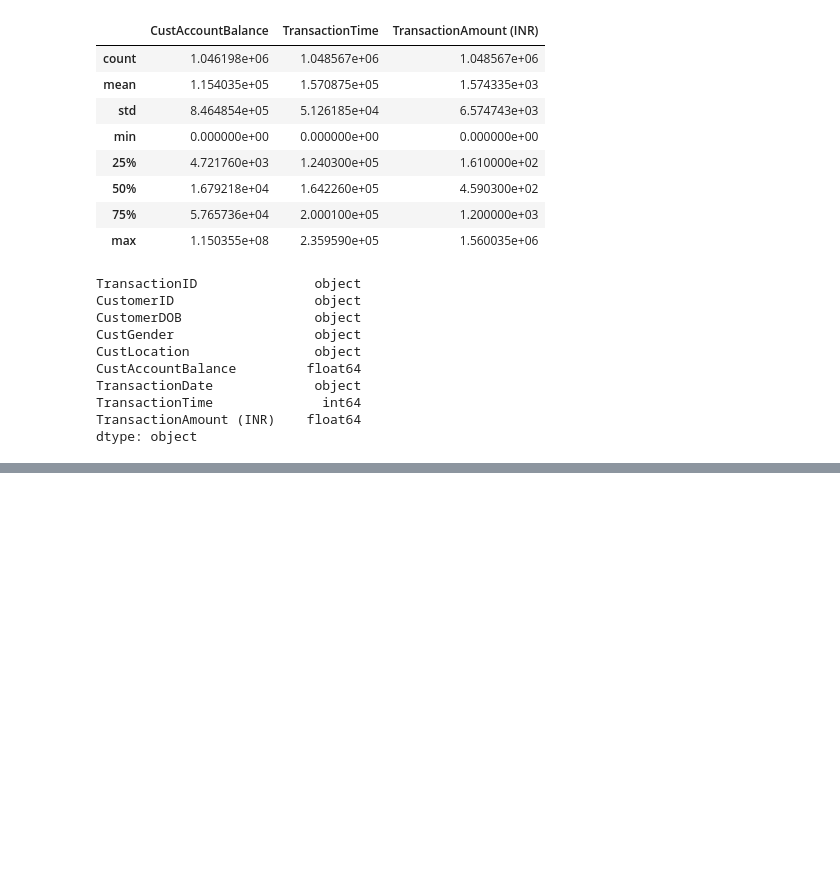
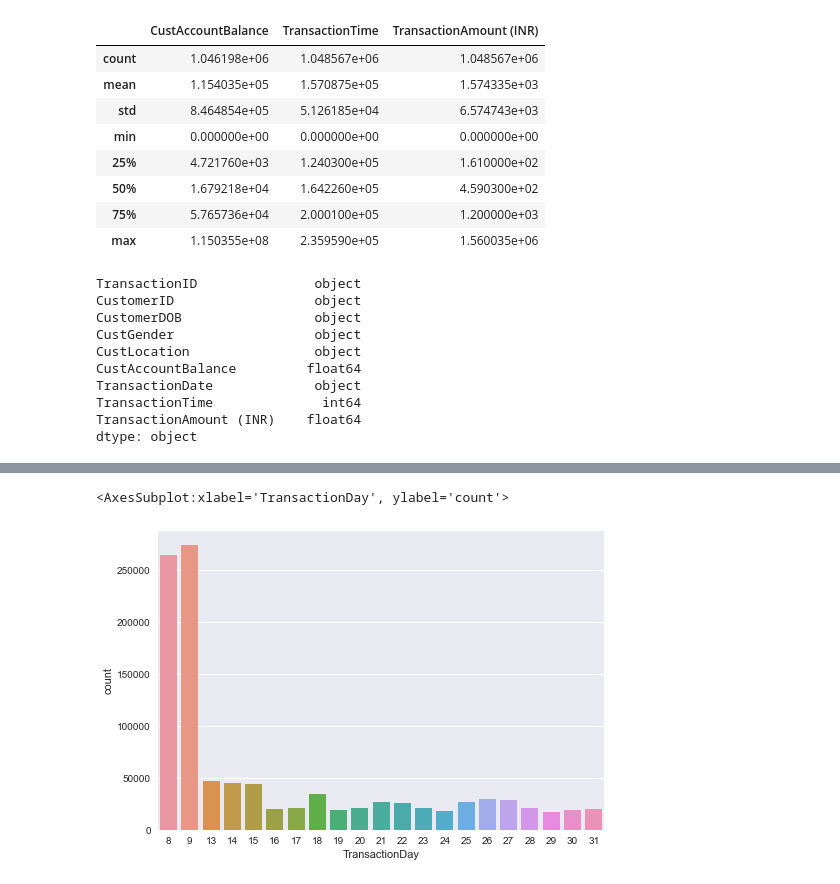
Before and after one commit to abideen-olawuwo/customer-segmentation, a Jupyter notebook: customer_segmentation.ipynb, the cells around one changed output, grey strips where cells are left out. Saved outputs shown, nothing was run; the diff lists cells and outputs as text; code cells hidden in the pictures; blank space fills up the shorter version.

```diff
--- a/customer_segmentation.ipynb
+++ b/customer_segmentation.ipynb
@@ -99,0 +175,6 @@ AttributeError: module 'matplotlib' has no attribute 'style'
+# %%
+df['TransactionDate'] = pd.to_datetime(df['TransactionDate'])
+# %%
+df['TransactionDay'] = df['TransactionDate'].dt.day
+df['TransactionMonth'] = df['TransactionDate'].dt.month
+df['TransactionYear'] = df['TransactionDate'].dt.year
@@ -99,0 +215,5 @@ AttributeError: module 'matplotlib' has no attribute 'style'
+# %%
+sns.countplot(x="TransactionDay", data=df)
+# %% [output]
+<AxesSubplot:xlabel='TransactionDay', ylabel='count'>
+[figure, added]
```
Also changed, not shown: parts of 24 cells of this notebook.
